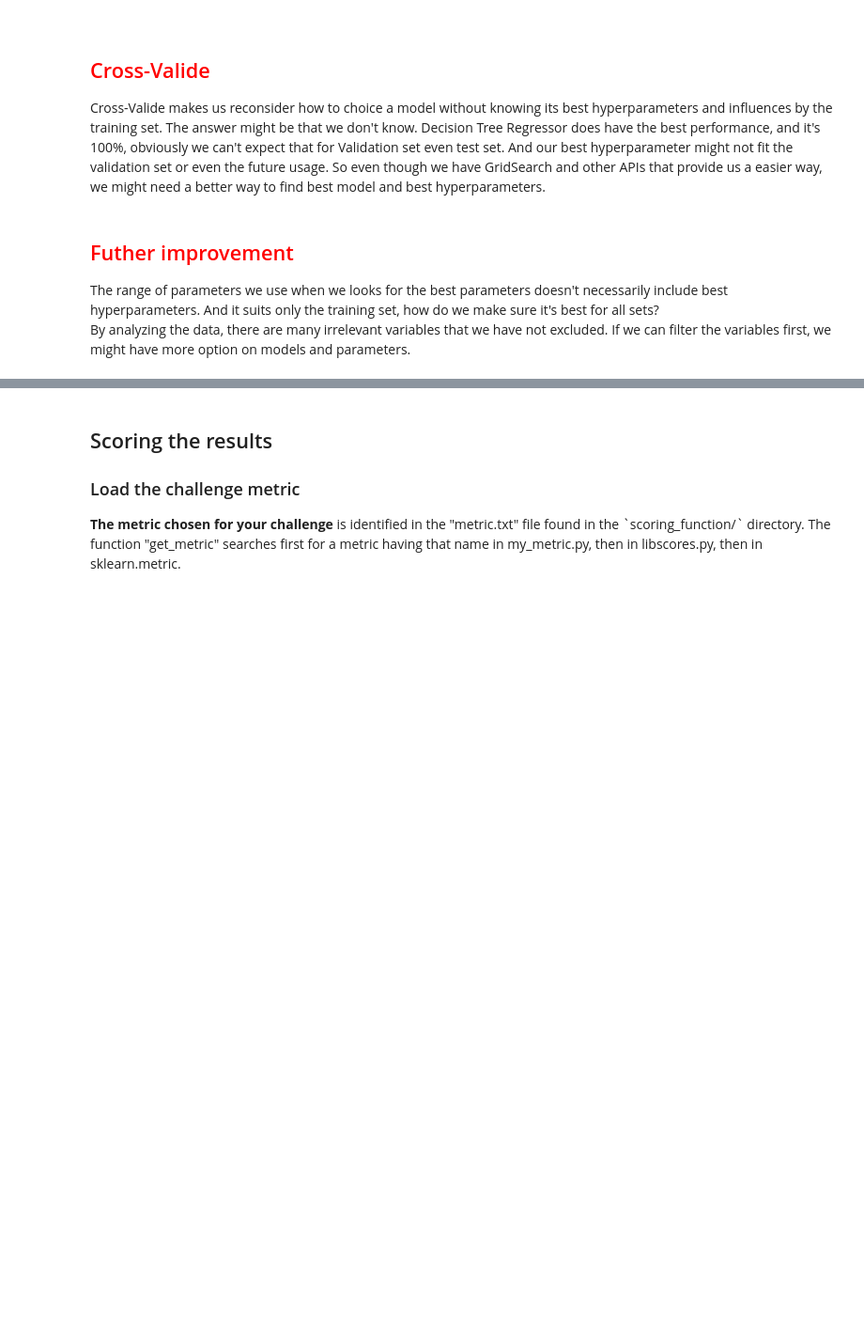
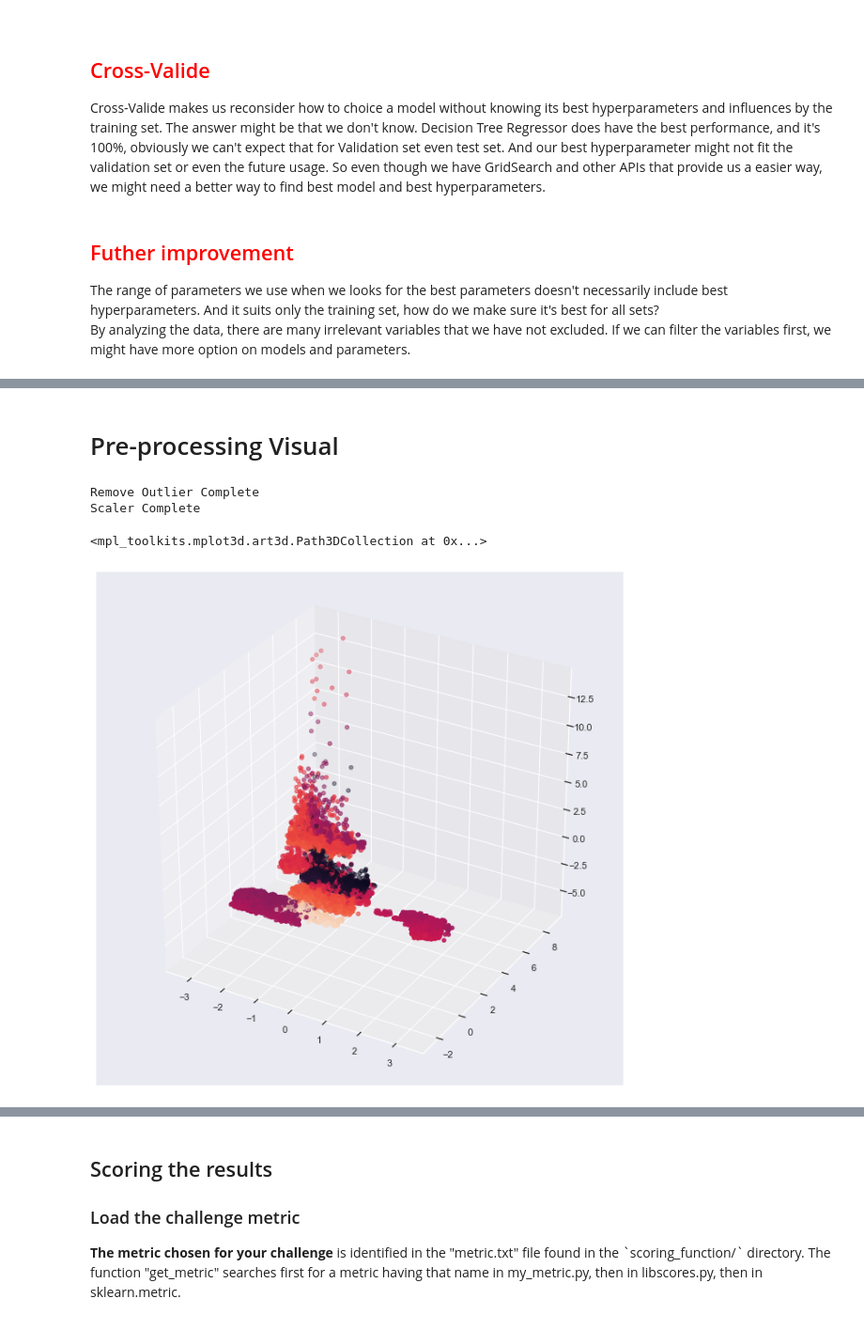
Before and after one commit to UrsulaAlcantara/Segway, a Jupyter notebook: starting_kit/README_model.ipynb, the cells around one changed output, grey strips where cells are left out. Shown at 94% size. Drawn from its saved outputs; the diff is of its cells as text; code cells hidden in the pictures; blank space fills up the shorter version.

```diff
--- a/starting_kit/README_model.ipynb
+++ b/starting_kit/README_model.ipynb
@@ -175,6 +175,24 @@ Info file found : /Users/shuangruichen/PycharmProjects/MiniProject/starting_kit/
     <p>
 We provide an example of predictive model (for classification or regression) in the `sample_code_submission/` directory. It is a quite stupid model: it makes constant predictions. Replace it with your own model.
     </div>
+# %%
+from sys import path
+import matplotlib.pyplot as plt
+import seaborn as sns
+import warnings
+import numpy as np
+import pandas as pd
+warnings.simplefilter(action='ignore', category=FutureWarning)
+
+model_dir = './sample_code_submission/'
+result_dir = './sample_result_submission/'
+problem_dir = './ingestion_program/'
+score_dir = './scoring_program/'
+path.append(model_dir); path.append(problem_dir); path.append(score_dir);
+%matplotlib inline
+%load_ext autoreload
+%autoreload 2
+sns.set()
 # %%
 # import all needed models
 from data_io import write
@@ -433,0 +498,2 @@ By analyzing the data, there are many irrelevant variables that we have not excl
+# %% [markdown]
+# Pre-processing Visual
@@ -433,0 +509,27 @@ By analyzing the data, there are many irrelevant variables that we have not excl
+# %%
+# Remove Outliers
+outliers = data.copy()
+outliers['outliers'] = pd.Series(LocalOutlierFactor(n_neighbors= 200).fit_predict(outliers),
+                                 index = outliers.index)
+outliers = outliers[outliers['outliers'] == 1]
+outliers = outliers.drop('outliers', 1)
+Y = outliers.iloc[:,-1]
+print("Remove Outlier Complete")
+
+# Scaler
+scaled_data = StandardScaler().fit_transform(outliers)
+scaled_data = pd.DataFrame(scaled_data)
+print("Scaler Complete")
+
+svd = TruncatedSVD(n_components=4).fit_transform(scaled_data)
+# %% [output]
+Remove Outlier Complete
+Scaler Complete
+# %%
+from mpl_toolkits.mplot3d import Axes3D
+fig = plt.figure(figsize = (11, 11))
+ax = fig.add_subplot(111, projection='3d')
+ax.scatter(svd[:, 0], svd[:, 1], svd[:, 2], c = svd[:, 3])
+# %% [output]
+<mpl_toolkits.mplot3d.art3d.Path3DCollection at 0x...>
+[figure, added]
```
Also changed, not shown: parts of 27 cells of this notebook.
